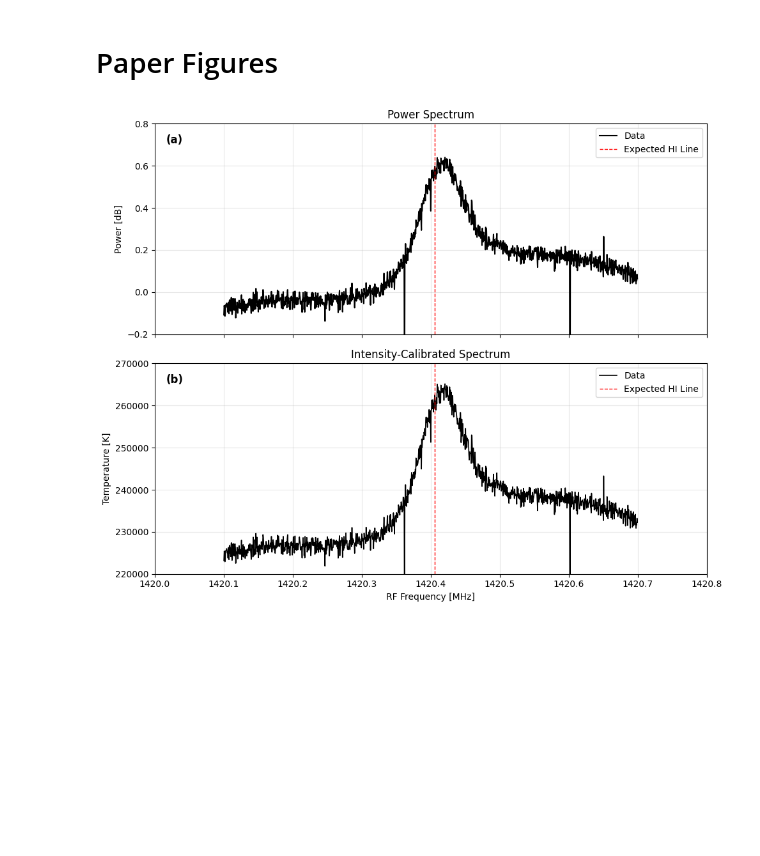
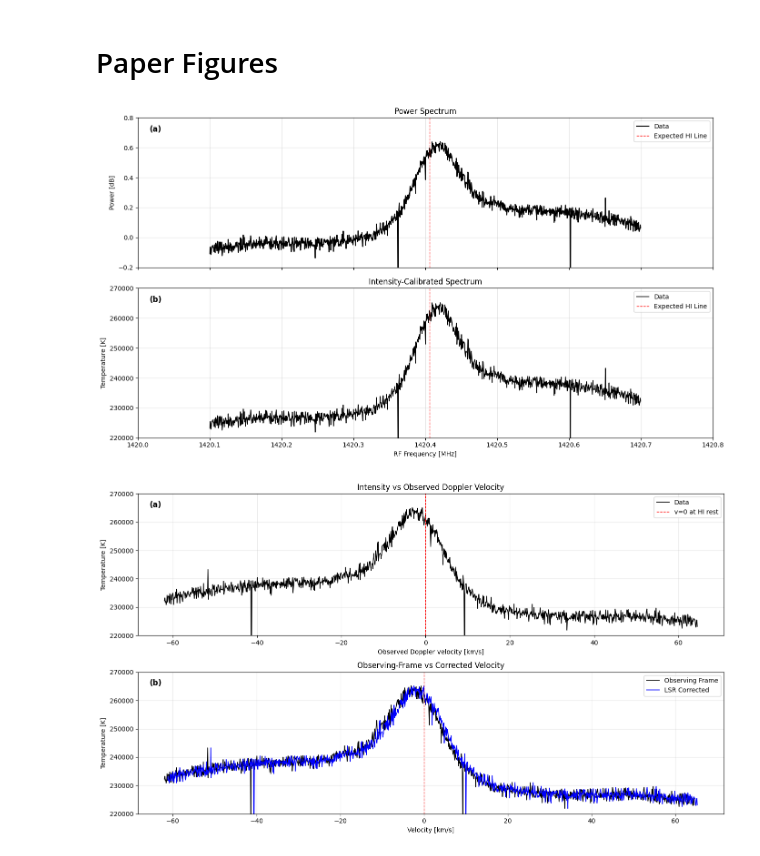
Before and after one commit to kaijaffarove/astro_lab, a Jupyter notebook: lab2.ipynb, the cells around one changed output. Saved outputs shown, nothing was run; the diff lists cells and outputs as text; code cells hidden in the pictures; blank space fills up the shorter version.

```diff
--- a/lab2.ipynb
+++ b/lab2.ipynb
@@ -1042,7 +1042,7 @@ T_peak = PEAK_LIN * G
 # ---------------------------------------------------------
 # COMBINED PLOTTING
 # ---------------------------------------------------------
-fig, (ax1, ax2) = plt.subplots(2, 1, figsize=(10, 8), sharex=True)
+fig, (ax1, ax2) = plt.subplots(2, 1, figsize=(14, 8), sharex=True)
 
 # Top Subplot (7.2)
 ax1.plot(f_b/1e6, peak_dB, label=f"Data", color='black')
@@ -1055,31 +1055,93 @@ ax1.grid(True, alpha=0.3)
 
 # Add subplot label (a) - TOP LEFT
 ax1.text(0.02, 0.95, '(a)', transform=ax1.transAxes, fontsize=12,
          verticalalignment='top', horizontalalignment='left', fontweight='bold')
 
 # --- FIX FOR X-AXIS LABELS ---
 ax1.ticklabel_format(useOffset=False, style='plain')
 ax1.legend() # Restore original legend positioning, as it won't conflict with (a)
 
 # Bottom Subplot (7.3)
 ax2.plot(F_PEAK/1e6, T_peak, lw=1.2, label="Data", color='black')
 ax2.axvline(f_hi/1e6, ls="--", lw=1, color="red", label="Expected HI Line")
 ax2.set_xlim(1420, 1420.8)
 ax2.set_ylim(220000, 270000)
 ax2.set_xlabel("RF Frequency [MHz]")
 ax2.set_ylabel("Temperature [K]")
 ax2.set_title("Intensity-Calibrated Spectrum")
 ax2.grid(True, alpha=0.3)
 
 # Add subplot label (b) - TOP LEFT
 ax2.text(0.02, 0.95, '(b)', transform=ax2.transAxes, fontsize=12,
          verticalalignment='top', horizontalalignment='left', fontweight='bold')
 
 # --- FIX FOR X-AXIS LABELS ---
 ax2.ticklabel_format(useOffset=False, style='plain')
 ax2.legend() # Restore original legend positioning
 
 plt.tight_layout()
 plt.show()
 # %% [output]
-[figure, old version]
+[figure, new version]
+# %%
+import numpy as np
+import matplotlib.pyplot as plt
+from astropy.time import Time
+from astropy.coordinates import SkyCoord, EarthLocation
+import astropy.units as u
+import sys
+
+# --- PRE-REQUISITE CALCULATIONS (from 7.5 logic) ---
+ra_str  = "20h20m46.3s"
+dec_str = "+39d53m14.5s"
+t_pst_str = "2026-02-11 18:30:00"
+obs_lat, obs_lon, obs_alt = 37.87320, -122.25700, 80.0
+
+sc = SkyCoord(ra_str, dec_str, frame="icrs")
+t_utc = Time(t_pst_str, scale="utc") + (8.0 * u.hour)
+jd = t_utc.jd
+
+# Doppler correction call
+sys.path.insert(0, r"C:\Users\kaija\repos\astro_lab\ugradio\ugradio_code\src")
+import doppler
+v_proj_kms = doppler.get_projected_velocity(
+    ra=sc.ra.deg, dec=sc.dec.deg, jd=jd,
+    obs_lat=obs_lat, obs_lon=obs_lon, obs_alt=obs_alt
+) / 1e3
+
+V_LSR_KMS = V_OBS_KMS - v_proj_kms
+
+# ---------------------------------------------------------
+# COMBINED PLOTTING (7.4 & 7.5)
+# ---------------------------------------------------------
+fig, (ax1, ax2) = plt.subplots(2, 1, figsize=(14, 8))
+
+# Top Subplot: 7.4 Intensity vs Observed Doppler Velocity
+ax1.plot(V_OBS_KMS, T_peak, lw=1.2, label="Data", color='black')
+ax1.axvline(0.0, ls="--", lw=1, color="red", label="v=0 at HI rest")
+ax1.set_xlabel("Observed Doppler velocity [km/s]")
+ax1.set_ylim(220000, 270000)
+ax1.set_ylabel("Temperature [K]")
+ax1.set_title("Intensity vs Observed Doppler Velocity")
+ax1.grid(True, alpha=0.3)
+ax1.text(0.02, 0.95, '(a)', transform=ax1.transAxes, fontsize=12,
+         verticalalignment='top', horizontalalignment='left', fontweight='bold')
+ax1.legend(loc='upper right')
+
+# Bottom Subplot: 7.5 Observing-frame vs Corrected
+ax2.plot(V_OBS_KMS, T_peak, lw=1.2, label="Observing Frame", color='black')
+ax2.plot(V_LSR_KMS, T_peak, lw=1.2, label="LSR Corrected", color='blue')
+ax2.axvline(0.0, ls="--", lw=1, color="red")
+ax2.set_ylim(220000, 270000)
+ax2.set_xlabel("Velocity [km/s]")
+ax2.set_ylabel("Temperature [K]")
+ax2.set_title("Observing-Frame vs Corrected Velocity")
+ax2.grid(True, alpha=0.3)
+ax2.text(0.02, 0.95, '(b)', transform=ax2.transAxes, fontsize=12,
+         verticalalignment='top', horizontalalignment='left', fontweight='bold')
+ax2.legend(loc='upper right')
+
+plt.tight_layout()
+plt.show()
+# %% [output]
+[figure, added]
```
